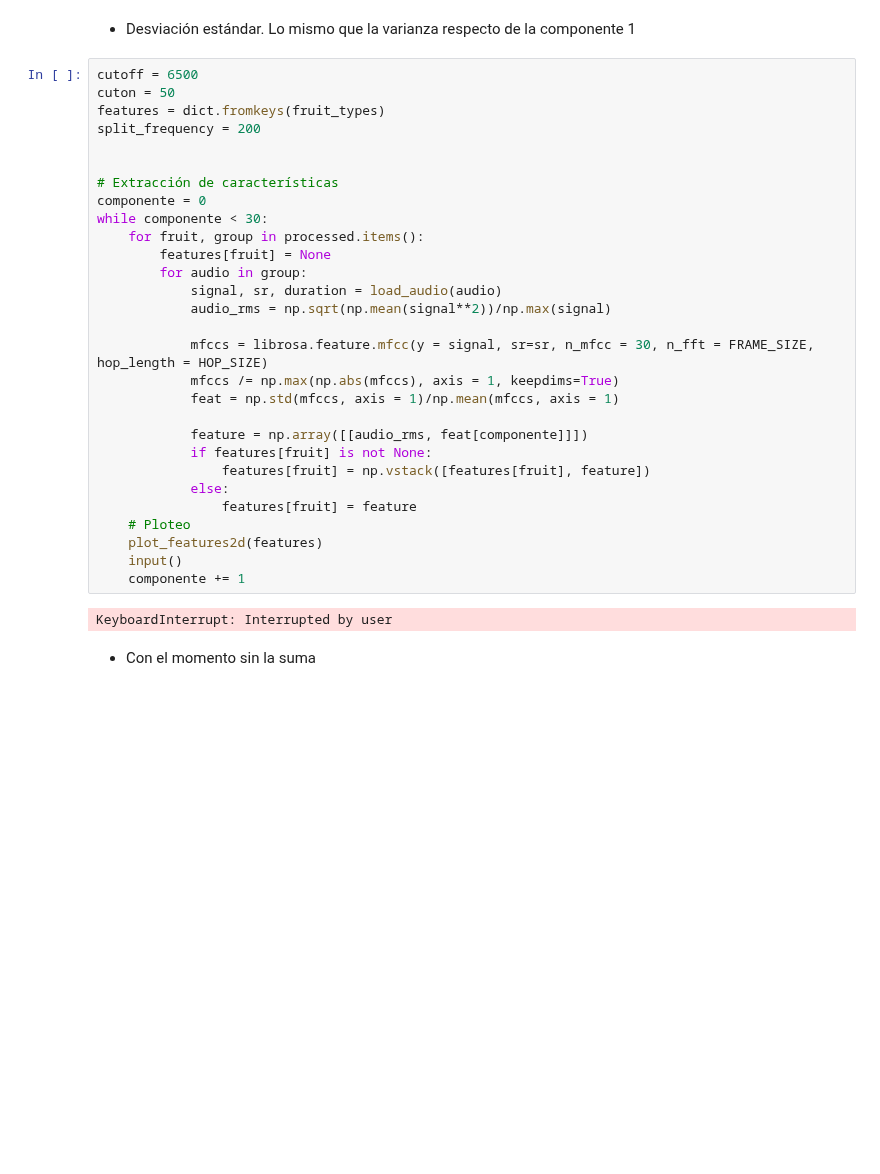
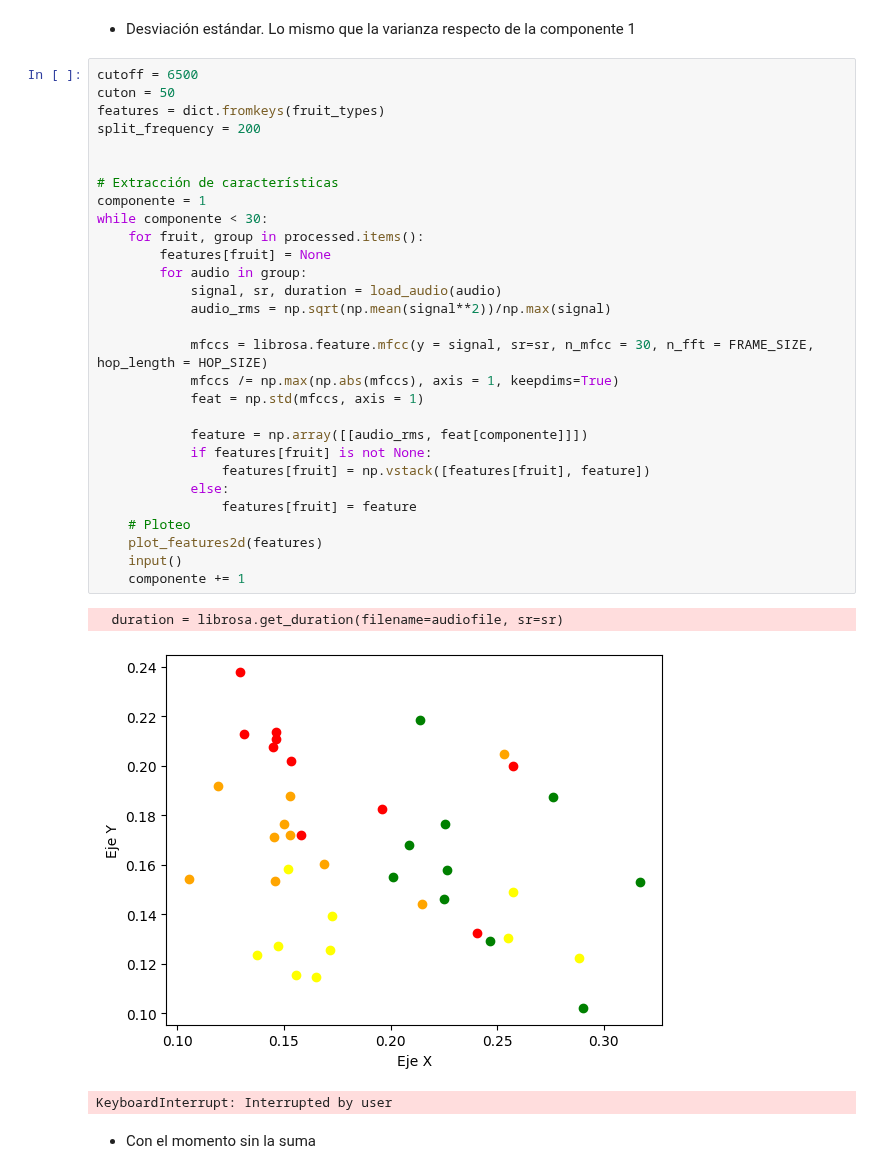
Before and after one commit to Juan2000-coder/Speech_Recognition, a Jupyter notebook: implemetation/first_aproximation/11-Mfccs_rms.ipynb, the cells around one changed output. Drawn from its saved outputs; the diff is of its cells as text; blank space fills up the shorter version.

```diff
--- a/implemetation/first_aproximation/11-Mfccs_rms.ipynb
+++ b/implemetation/first_aproximation/11-Mfccs_rms.ipynb
@@ -306,34 +314,36 @@ while componente < 30:
 # %%
 cutoff = 6500
 cuton = 50
 features = dict.fromkeys(fruit_types)
 split_frequency = 200
 
 
 # Extracción de características
-componente = 0
+componente = 1
 while componente < 30:
     for fruit, group in processed.items():
         features[fruit] = None
         for audio in group:
             signal, sr, duration = load_audio(audio)
             audio_rms = np.sqrt(np.mean(signal**2))/np.max(signal)
 
             mfccs = librosa.feature.mfcc(y = signal, sr=sr, n_mfcc = 30, n_fft = FRAME_SIZE, hop_length = HOP_SIZE)
             mfccs /= np.max(np.abs(mfccs), axis = 1, keepdims=True)
-            feat = np.std(mfccs, axis = 1)/np.mean(mfccs, axis = 1)
+            feat = np.std(mfccs, axis = 1)
 
             feature = np.array([[audio_rms, feat[componente]]])
             if features[fruit] is not None:
                 features[fruit] = np.vstack([features[fruit], feature])
             else:
                 features[fruit] = feature
     # Ploteo
     plot_features2d(features)
     input()
     componente += 1
 # %% [output]
-KeyboardInterrupt: Interrupted by user
+  duration = librosa.get_duration(filename=audiofile, sr=sr)
+[figure, added]
+KeyboardInterrupt: Interrupted by user
 # %% [markdown]
 - Con el momento sin la suma
 # %%
```
Also changed, not shown: parts of 4 cells of this notebook, 17 other files.
